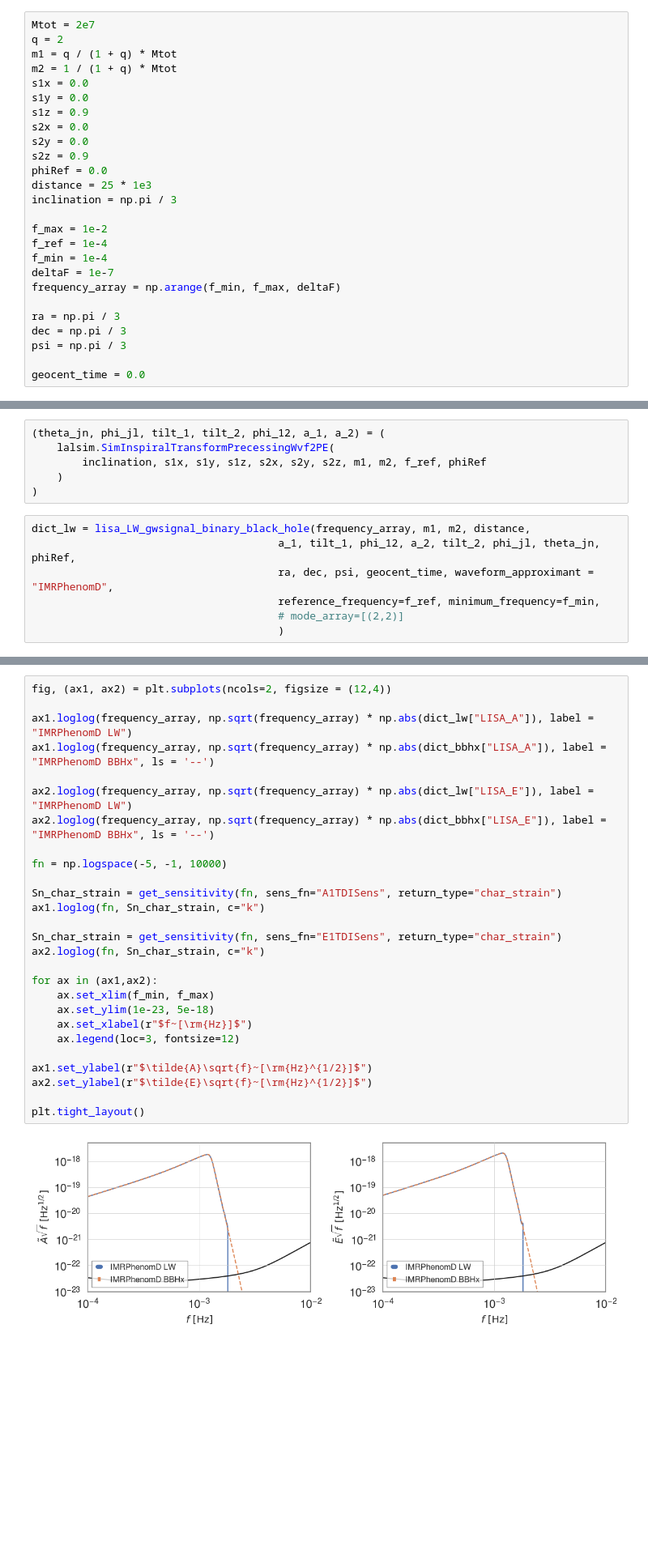
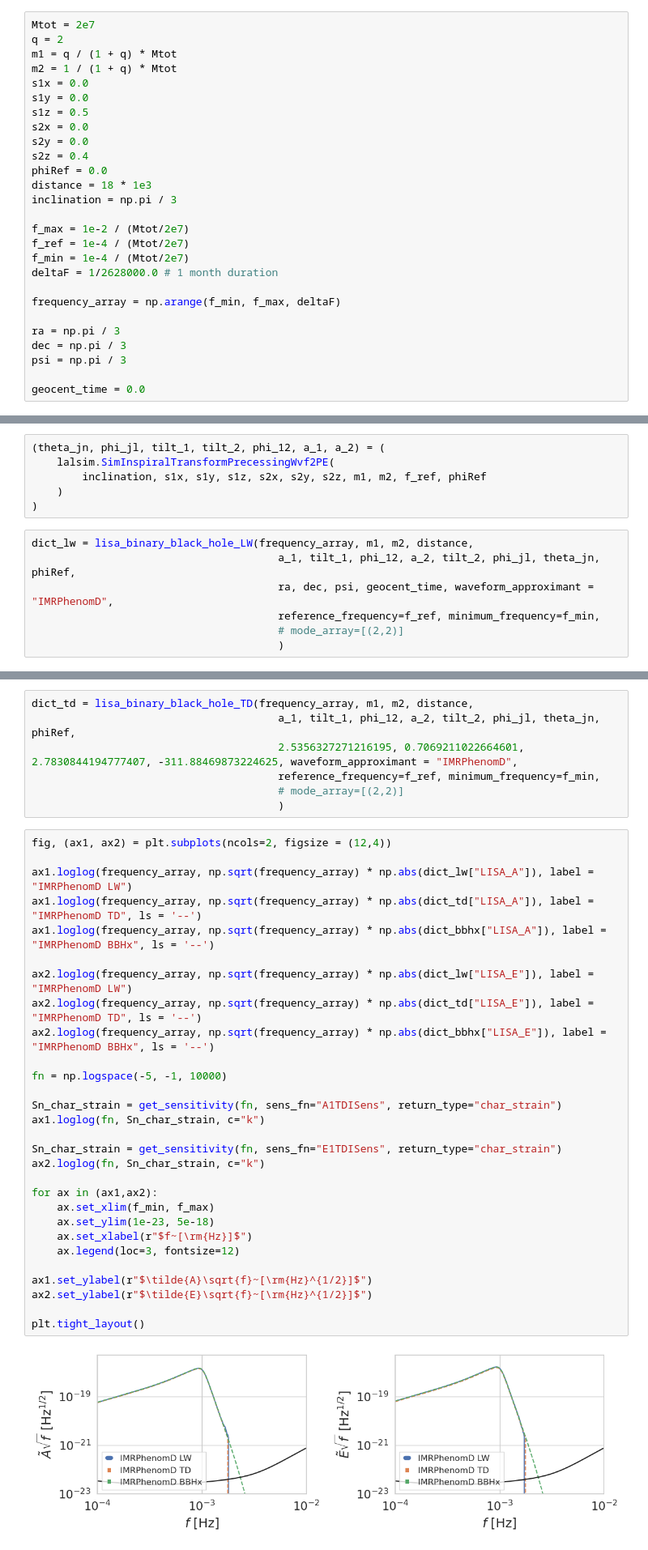
Before and after one commit to lorenzopompili00/bilby_lisa, a Jupyter notebook: debug/test_bilby_source.ipynb, the cells around one changed output, grey strips where cells are left out. Shown: that part at 81% size. Saved outputs shown, nothing was run; the diff lists cells and outputs as text; blank space fills up the shorter version.

```diff
--- a/debug/test_bilby_source.ipynb
+++ b/debug/test_bilby_source.ipynb
@@ -46,18 +31,19 @@ m1 = q / (1 + q) * Mtot
 m2 = 1 / (1 + q) * Mtot
 s1x = 0.0
 s1y = 0.0
-s1z = 0.9
+s1z = 0.5
 s2x = 0.0
 s2y = 0.0
-s2z = 0.9
+s2z = 0.4
 phiRef = 0.0
-distance = 25 * 1e3
+distance = 18 * 1e3
 inclination = np.pi / 3
 
-f_max = 1e-2
-f_ref = 1e-4
-f_min = 1e-4
-deltaF = 1e-7
+f_max = 1e-2 / (Mtot/2e7)
+f_ref = 1e-4 / (Mtot/2e7)
+f_min = 1e-4 / (Mtot/2e7)
+deltaF = 1/2628000.0 # 1 month duration
+
 frequency_array = np.arange(f_min, f_max, deltaF)
 
 ra = np.pi / 3
@@ -83,7 +64,7 @@ No CuPy or GPU interpolation available.
     )
 )
 # %%
-dict_lw = lisa_LW_gwsignal_binary_black_hole(frequency_array, m1, m2, distance,
+dict_lw = lisa_binary_black_hole_LW(frequency_array, m1, m2, distance,
                                        a_1, tilt_1, phi_12, a_2, tilt_2, phi_jl, theta_jn, phiRef,
                                        ra, dec, psi, geocent_time, waveform_approximant = "IMRPhenomD",
                                        reference_frequency=f_ref, minimum_frequency=f_min,
@@ -92,29 +87,38 @@ dict_lw = lisa_LW_gwsignal_binary_black_hole(frequency_array, m1, m2, distance,
+# %%
+dict_td = lisa_binary_black_hole_TD(frequency_array, m1, m2, distance,
+                                       a_1, tilt_1, phi_12, a_2, tilt_2, phi_jl, theta_jn, phiRef,
+                                       2.5356327271216195, 0.7069211022664601, 2.7830844194777407, -311.88469873224625, waveform_approximant = "IMRPhenomD",
+                                       reference_frequency=f_ref, minimum_frequency=f_min,
+                                       # mode_array=[(2,2)]
+                                       )
 # %%
 fig, (ax1, ax2) = plt.subplots(ncols=2, figsize = (12,4))
 
 ax1.loglog(frequency_array, np.sqrt(frequency_array) * np.abs(dict_lw["LISA_A"]), label = "IMRPhenomD LW")
+ax1.loglog(frequency_array, np.sqrt(frequency_array) * np.abs(dict_td["LISA_A"]), label = "IMRPhenomD TD", ls = '--')
 ax1.loglog(frequency_array, np.sqrt(frequency_array) * np.abs(dict_bbhx["LISA_A"]), label = "IMRPhenomD BBHx", ls = '--')
 
 ax2.loglog(frequency_array, np.sqrt(frequency_array) * np.abs(dict_lw["LISA_E"]), label = "IMRPhenomD LW")
+ax2.loglog(frequency_array, np.sqrt(frequency_array) * np.abs(dict_td["LISA_E"]), label = "IMRPhenomD TD", ls = '--')
 ax2.loglog(frequency_array, np.sqrt(frequency_array) * np.abs(dict_bbhx["LISA_E"]), label = "IMRPhenomD BBHx", ls = '--')
 
 fn = np.logspace(-5, -1, 10000)
 
 Sn_char_strain = get_sensitivity(fn, sens_fn="A1TDISens", return_type="char_strain")
 ax1.loglog(fn, Sn_char_strain, c="k")
 
 Sn_char_strain = get_sensitivity(fn, sens_fn="E1TDISens", return_type="char_strain")
 ax2.loglog(fn, Sn_char_strain, c="k")
 
 for ax in (ax1,ax2):
     ax.set_xlim(f_min, f_max)
     ax.set_ylim(1e-23, 5e-18)
     ax.set_xlabel(r"$f~[\rm{Hz}]$")
     ax.legend(loc=3, fontsize=12)
 
 ax1.set_ylabel(r"$\tilde{A}\sqrt{f}~[\rm{Hz}^{1/2}]$")
 ax2.set_ylabel(r"$\tilde{E}\sqrt{f}~[\rm{Hz}^{1/2}]$")
 
 plt.tight_layout()
 # %% [output]
-[figure, old version]
+[figure, new version]
```
Also changed, not shown: parts of 22 cells of this notebook, 2 other files.
